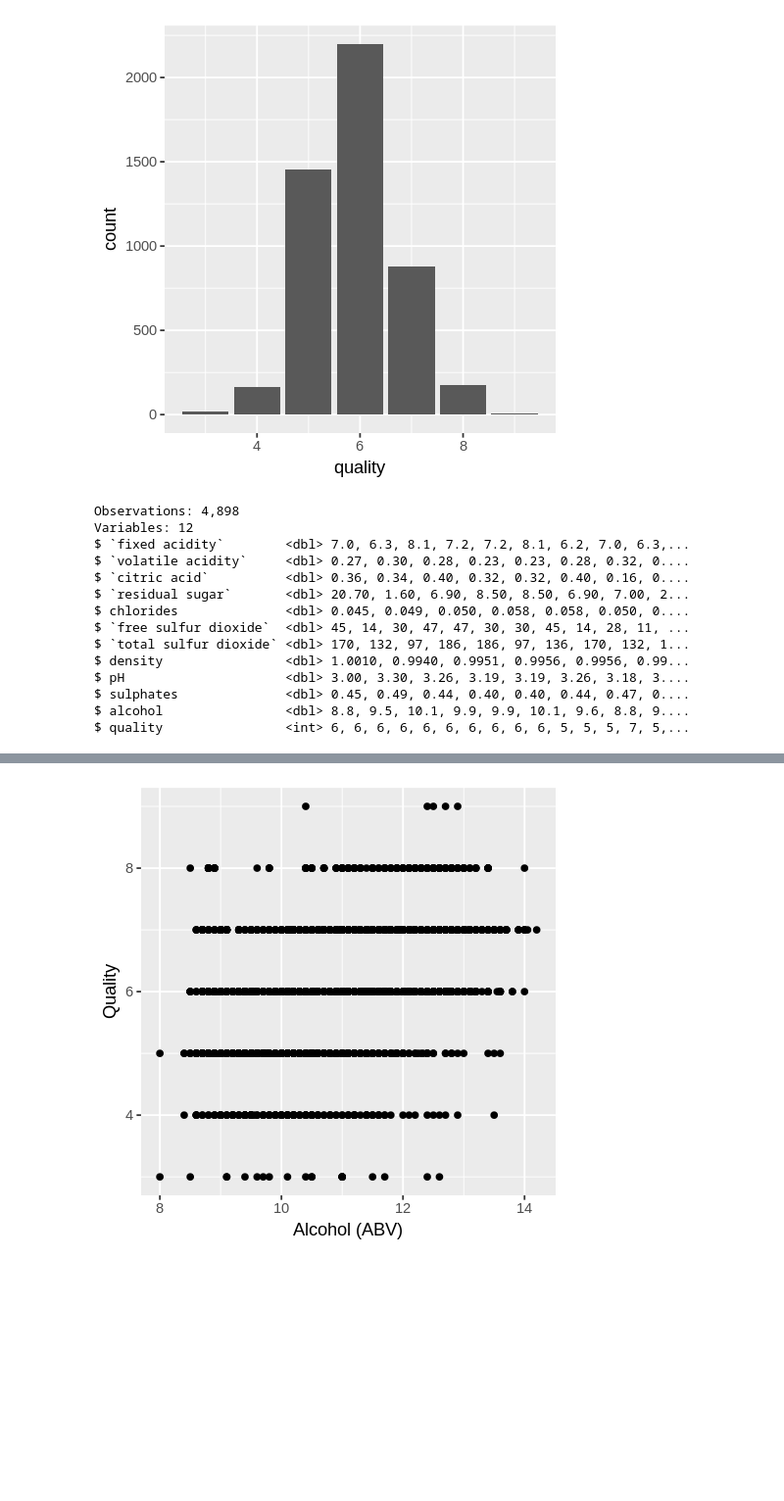
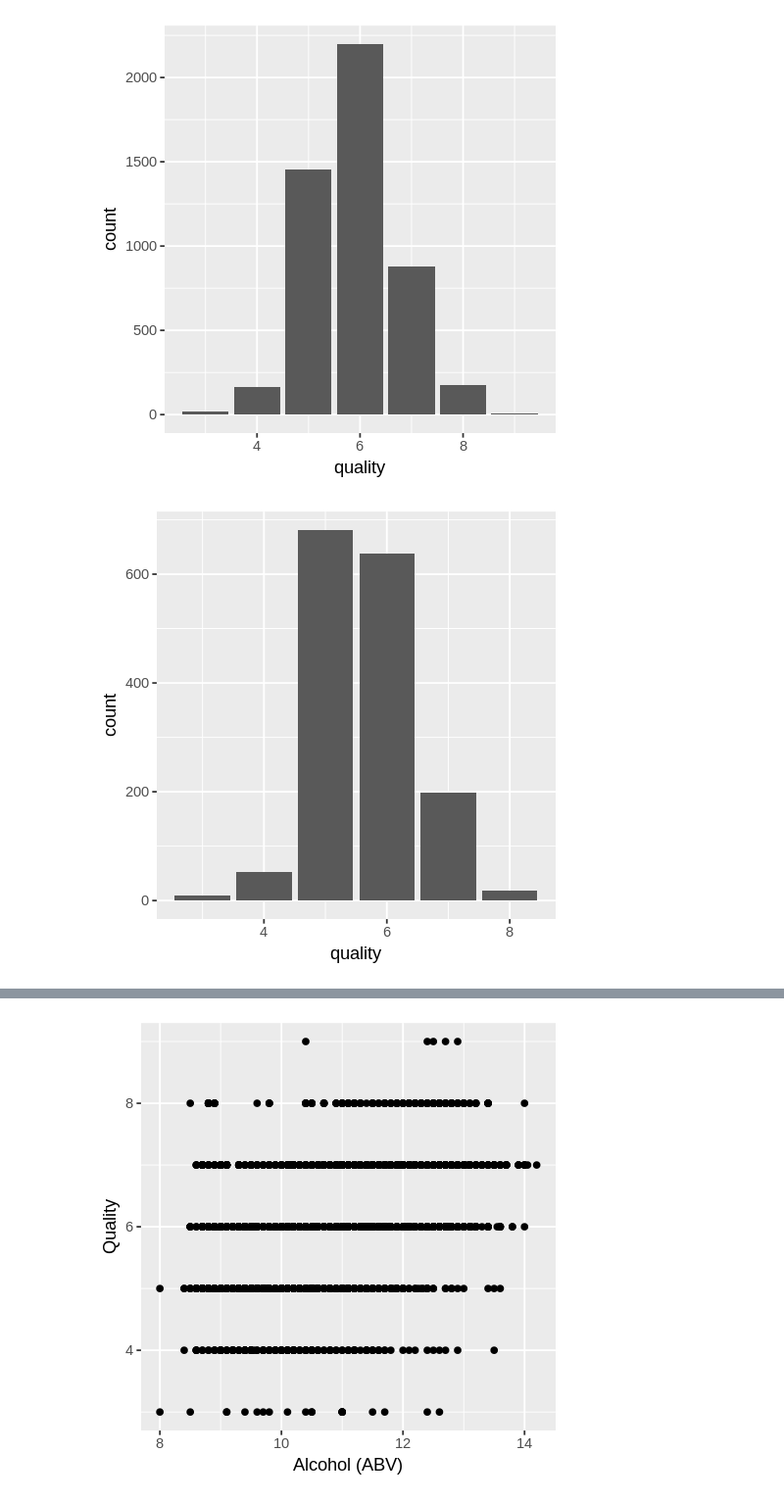
Before and after one commit to cryslee9/Predicting-Fine-Wine, a Jupyter notebook: fine_wine_analysis.ipynb, the cells around one changed output, grey strips where cells are left out. Shown: that part at 98% size. Cells and saved outputs as stored; diff of their text form; code cells hidden in the pictures; blank space fills up the shorter version.

```diff
--- a/fine_wine_analysis.ipynb
+++ b/fine_wine_analysis.ipynb
@@ -87,20 +93,9 @@ white_wine_bar_chart  <- white_wine  %>% ggplot(aes(x = quality))+
 white_wine_bar_chart
 # %% [output]
 [figure]
-# %%
-glimpse(white_wine)
-# %% [output]
-Observations: 4,898
-Variables: 12
-$ `fixed acidity`        <dbl> 7.0, 6.3, 8.1, 7.2, 7.2, 8.1, 6.2, 7.0, 6.3,...
-$ `volatile acidity`     <dbl> 0.27, 0.30, 0.28, 0.23, 0.23, 0.28, 0.32, 0....
-$ `citric acid`          <dbl> 0.36, 0.34, 0.40, 0.32, 0.32, 0.40, 0.16, 0....
-$ `residual sugar`       <dbl> 20.70, 1.60, 6.90, 8.50, 8.50, 6.90, 7.00, 2...
-$ chlorides              <dbl> 0.045, 0.049, 0.050, 0.058, 0.058, 0.050, 0....
-$ `free sulfur dioxide`  <dbl> 45, 14, 30, 47, 47, 30, 30, 45, 14, 28, 11, ...
-$ `total sulfur dioxide` <dbl> 170, 132, 97, 186, 186, 97, 136, 170, 132, 1...
-$ density                <dbl> 1.0010, 0.9940, 0.9951, 0.9956, 0.9956, 0.99...
-$ pH                     <dbl> 3.00, 3.30, 3.26, 3.19, 3.19, 3.26, 3.18, 3....
-$ sulphates              <dbl> 0.45, 0.49, 0.44, 0.40, 0.40, 0.44, 0.47, 0....
-$ alcohol                <dbl> 8.8, 9.5, 10.1, 9.9, 9.9, 10.1, 9.6, 8.8, 9....
-$ quality                <int> 6, 6, 6, 6, 6, 6, 6, 6, 6, 6, 5, 5, 5, 7, 5,...
+# %%
+red_wine_bar_chart  <- red_wine  %>% ggplot(aes(x = quality))+
+                    geom_bar()
+red_wine_bar_chart
+# %% [output]
+[figure, added]
```
Also changed, not shown: parts of 28 cells of this notebook.
